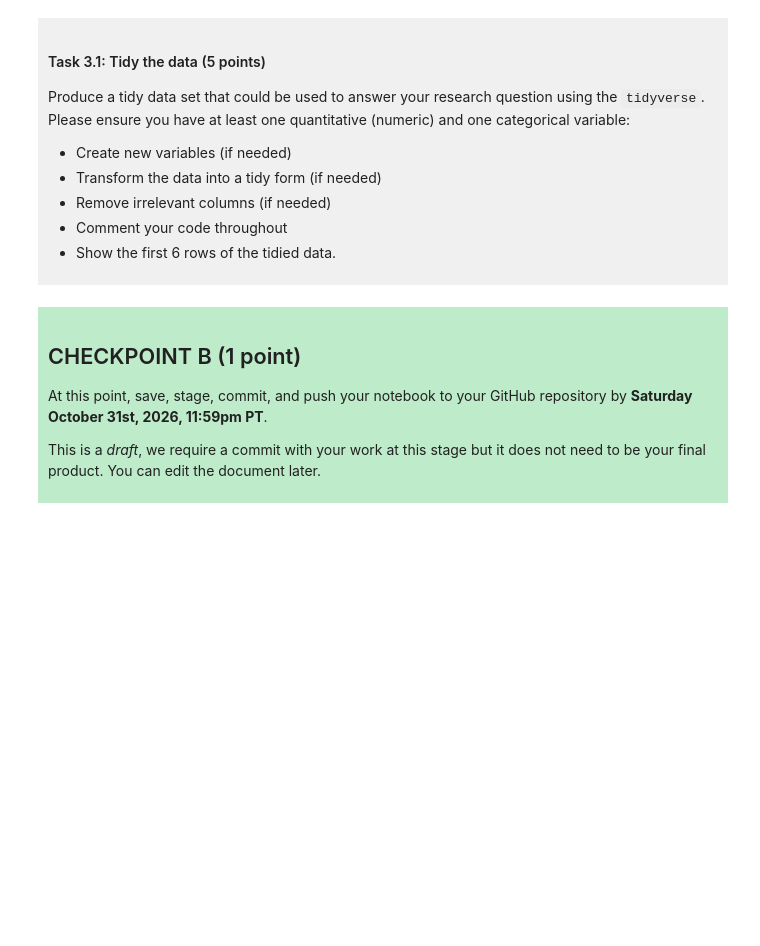
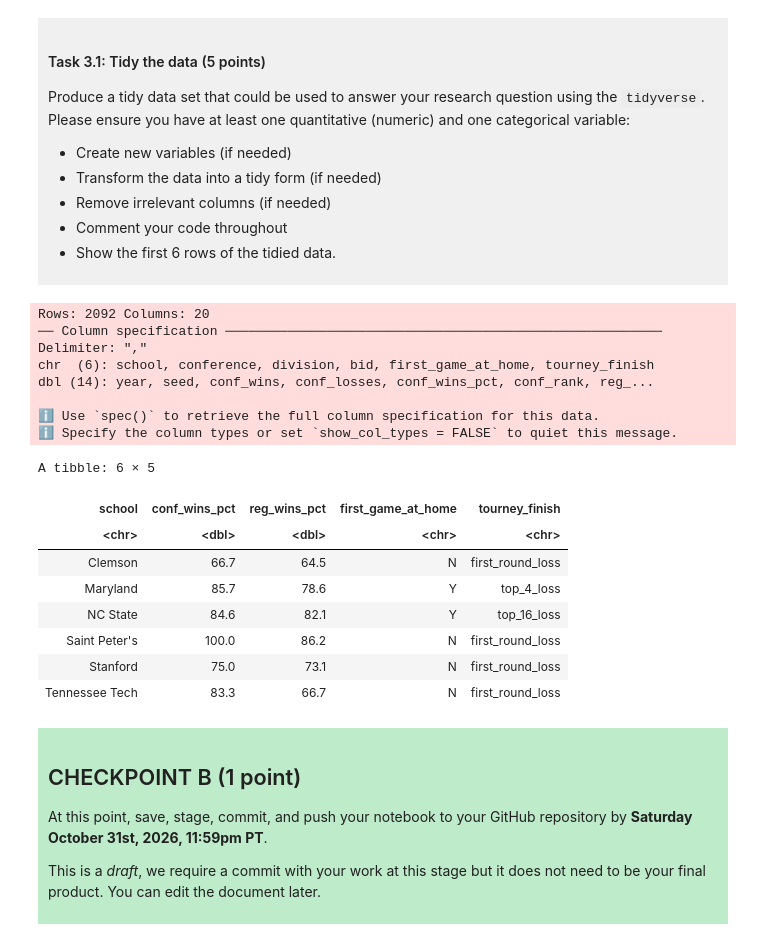
Before and after one commit to ValeriaGJ77/dsci-100-project-Valeria-Gonzalez, a Jupyter notebook: dsci-100-project-notebook.ipynb, the cells around one changed output. Drawn from its saved outputs; the diff is of its cells as text; code cells hidden in the pictures; blank space fills up the shorter version.

```diff
--- a/dsci-100-project-notebook.ipynb
+++ b/dsci-100-project-notebook.ipynb
@@ -189,7 +211,31 @@ Produce a tidy data set that could be used to answer your research question usin
 
 </div>
 # %%
-### EDIT THIS CODE CELL ###
+library(tidyverse)
+Womens_NCAA_tidy <-read_csv(url) |> #loading all data again because the first six rows contian missing values for a column variable = predictor
+     select(school, conf_wins_pct, reg_wins_pct, first_game_at_home, tourney_finish)|>#selecting columns relevant to predictive question, note must have school to know specfific teams predicting for
+    drop_na()|> #dropping missing values for specfic predictors and necassary columns
+    head(n=6) #selecting first 6 rows of the tidied data
+Womens_NCAA_tidy
+#data is already tidy: variables, observations, values formatted properly, just required cleaning
+# %% [output]
+Rows: 2092 Columns: 20
+── Column specification ────────────────────────────────────────────────────────
+Delimiter: ","
+chr  (6): school, conference, division, bid, first_game_at_home, tourney_finish
+dbl (14): year, seed, conf_wins, conf_losses, conf_wins_pct, conf_rank, reg_...
+
+ℹ Use `spec()` to retrieve the full column specification for this data.
+ℹ Specify the column types or set `show_col_types = FALSE` to quiet this message.
+A tibble: 6 × 5
+| school | conf_wins_pct | reg_wins_pct | first_game_at_home | tourney_finish |
+| <chr> | <dbl> | <dbl> | <chr> | <chr> |
+| Clemson | 66.7 | 64.5 | N | first_round_loss |
+| Maryland | 85.7 | 78.6 | Y | top_4_loss |
+| NC State | 84.6 | 82.1 | Y | top_16_loss |
+| Saint Peter's | 100.0 | 86.2 | N | first_round_loss |
+| Stanford | 75.0 | 73.1 | N | first_round_loss |
+| Tennessee Tech | 83.3 | 66.7 | N | first_round_loss |
 # %% [markdown]
 <div style="background-color: #beebca; padding: 10px;">
 
```
Also changed, not shown: parts of 3 cells of this notebook.
